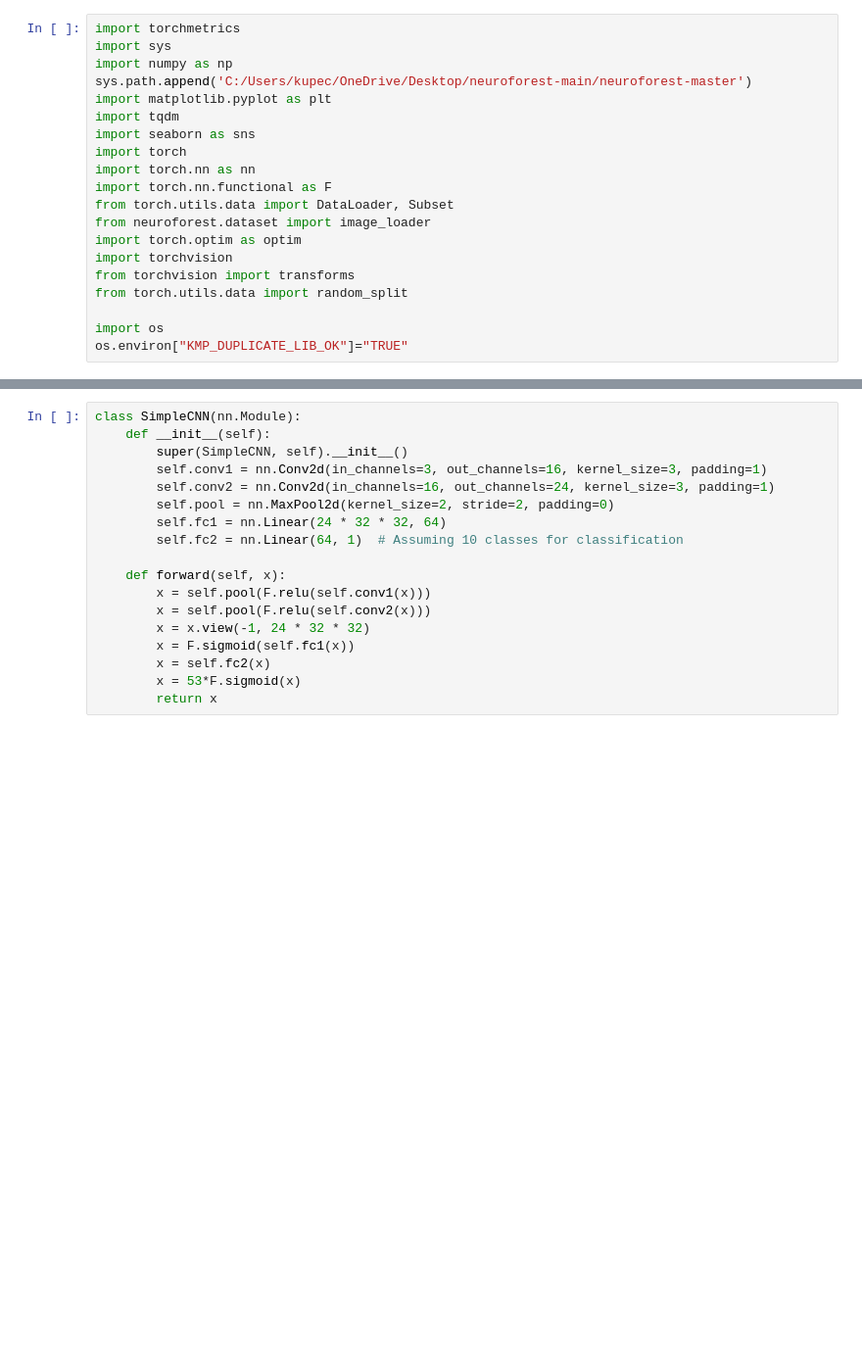
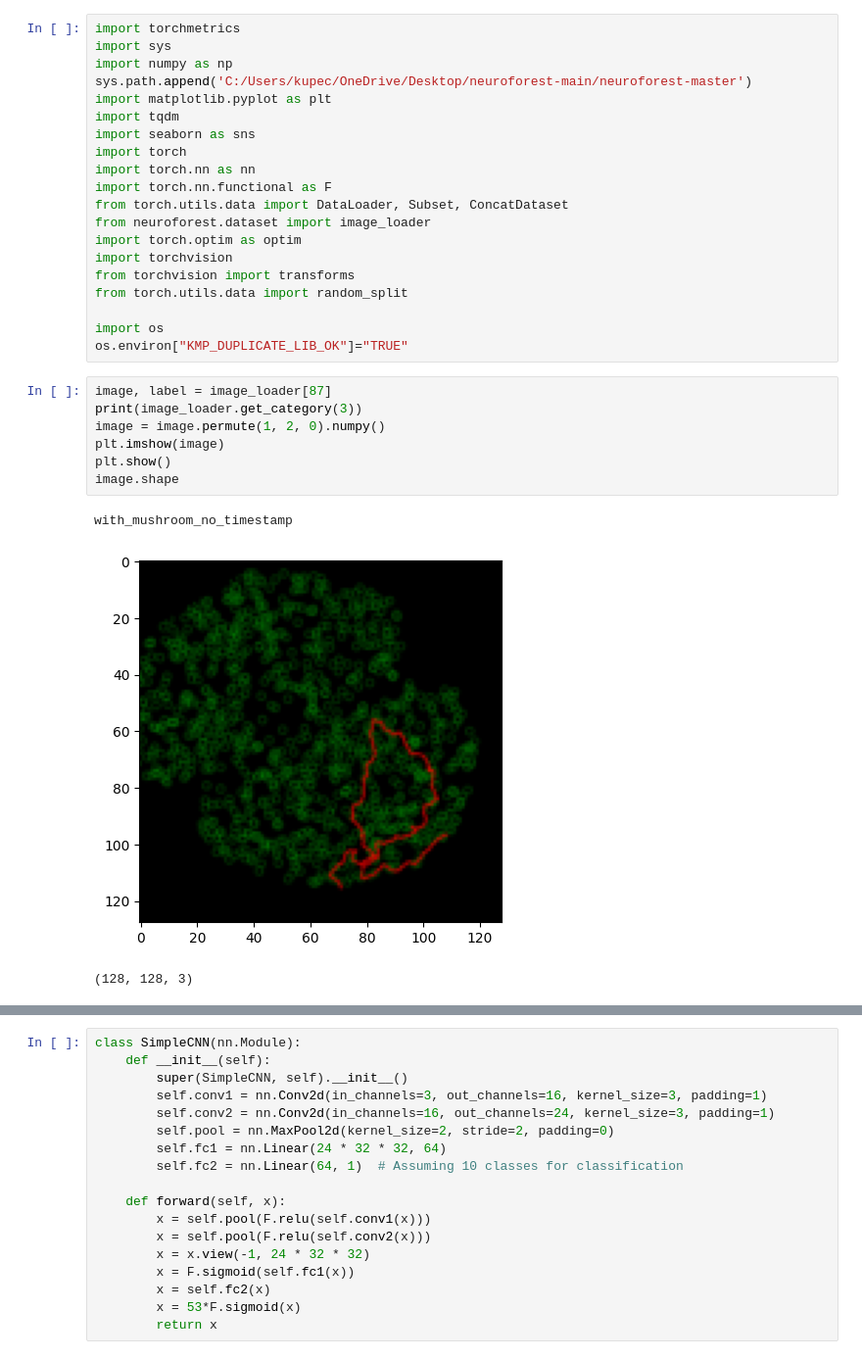
Before and after one commit to TomFiz/neuroforest, a Jupyter notebook: neuroforest-master/notebooks/2d_CNN.ipynb, the cells around one changed output, grey strips where cells are left out. Shown: that part at 98% size. Drawn from its saved outputs; the diff is of its cells as text; blank space fills up the shorter version.

```diff
--- a/neuroforest-master/notebooks/2d_CNN.ipynb
+++ b/neuroforest-master/notebooks/2d_CNN.ipynb
@@ -9,7 +9,7 @@ import seaborn as sns
 import torch
 import torch.nn as nn
 import torch.nn.functional as F
-from torch.utils.data import DataLoader, Subset
+from torch.utils.data import DataLoader, Subset, ConcatDataset
 from neuroforest.dataset import image_loader
 import torch.optim as optim
 import torchvision
@@ -18,3 +18,14 @@ from torch.utils.data import random_split
 
 import os
 os.environ["KMP_DUPLICATE_LIB_OK"]="TRUE"
+# %%
+image, label = image_loader[87]
+print(image_loader.get_category(3))
+image = image.permute(1, 2, 0).numpy()
+plt.imshow(image)
+plt.show()
+image.shape
+# %% [output]
+with_mushroom_no_timestamp
+[figure, added]
+(128, 128, 3)
```
Also changed, not shown: parts of 10 cells of this notebook, 1 other file.
